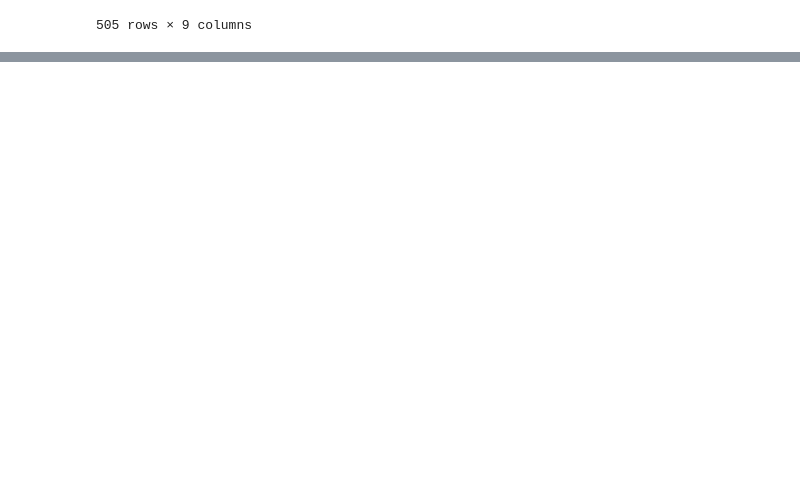
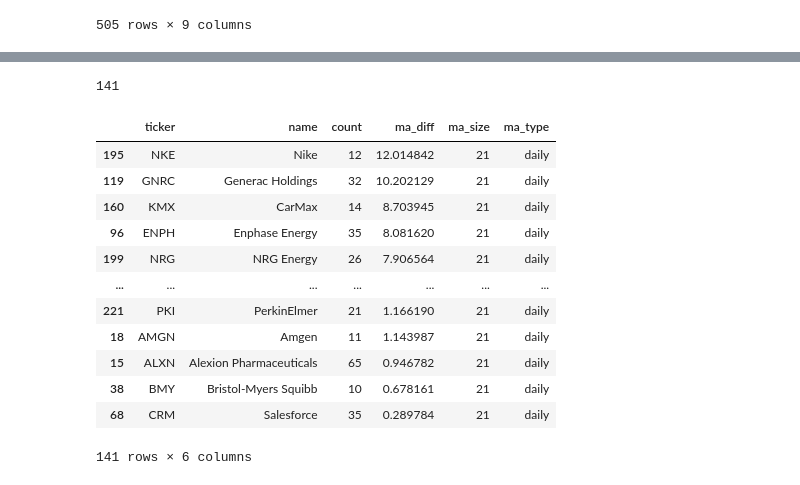
Before and after one commit to 4art/quant, a Jupyter notebook: spx_ma.ipynb, the cells around one changed output, grey strips where cells are left out. Saved outputs shown, nothing was run; the diff lists cells and outputs as text; code cells hidden in the pictures; blank space fills up the shorter version.

```diff
--- a/spx_ma.ipynb
+++ b/spx_ma.ipynb
@@ -3,12 +24,22 @@
 # %%
 import pandas as pd
-from pandas_datareader import data as web
-import datetime
+from pandas import DataFrame
+import json
+from pandas_datareader import data as pdr
+import yfinance as yf
+import numpy as np
+import matplotlib.pyplot as plt
+import datetime as dt
 
+yf.pdr_override()
 # no need for requests or BeautifulSoup use read_html
 df = pd.read_html('https://en.wikipedia.org/wiki/List_of_S%26P_500_companies')[0]
 # convert symbol column to list
-tickers = df['Symbol'].values.tolist()
+def get_company_name(s):
+    infos = df.loc[df['Symbol'] == s]
+    tickers = df['Symbol'].values.tolist()
+    return infos.iloc[0]["Security"]
+
 df
 # %% [output]
 |  | Symbol | Security | SEC filings | GICS Sector | GICS Sub-Industry | Headquarters Location | ... |
@@ -37,27 +79,43 @@ RemoteDataError: No data fetched using 'YahooDailyReader'
 # %%
 ma = data.rolling(window=ma_count).mean()
 ma_pers = data.div(ma).mul(100).sub(100)
 #ma_pers.iloc[[-1]]
 ma_pers_r=ma_pers.iloc[::-1]
 d = {}
 df_prep = []
 for col_name in ma_pers_r.columns:
     d[col_name]=0
     ma_last = None
     for index, row in ma_pers_r.iterrows():
         if row[col_name] > 0:
             d[col_name] += 1
             if ma_last == None:
                 ma_last=row[col_name]
         else:
             if d[col_name] != 0:
-               df_prep.append([col_name, d[col_name], ma_last, ma_count, "daily"])
+               company = get_company_name(col_name)
+               df_prep.append([col_name, company, d[col_name], ma_last, ma_count, "daily"])
             break
-df = DataFrame(df_prep,columns=['name','count', 'ma_diff', 'ma_size', 'ma_type']).sort_values(by=['ma_diff', 'count'], ascending=False)
+df = DataFrame(df_prep,columns=['ticker', 'name', 'count', 'ma_diff', 'ma_size', 'ma_type']).sort_values(by=['ma_diff', 'count'], ascending=False)
 print(df['count'][df['count'] >= 10].size)
 lead_comps_df = df[df['count'] >= 10]
-lead_comps = lead_comps_df['name'].values.tolist()
+lead_comps = lead_comps_df['ticker'].values.tolist()
 lead_comps_df
+# %% [output]
+141
+|  | ticker | name | count | ma_diff | ma_size | ma_type |
+| 195 | NKE | Nike | 12 | 12.014842 | 21 | daily |
+| 119 | GNRC | Generac Holdings | 32 | 10.202129 | 21 | daily |
+| 160 | KMX | CarMax | 14 | 8.703945 | 21 | daily |
+| 96 | ENPH | Enphase Energy | 35 | 8.081620 | 21 | daily |
+| 199 | NRG | NRG Energy | 26 | 7.906564 | 21 | daily |
+| ... | ... | ... | ... | ... | ... | ... |
+| 221 | PKI | PerkinElmer | 21 | 1.166190 | 21 | daily |
+| 18 | AMGN | Amgen | 11 | 1.143987 | 21 | daily |
+| 15 | ALXN | Alexion Pharmaceuticals | 65 | 0.946782 | 21 | daily |
+| 38 | BMY | Bristol-Myers Squibb | 10 | 0.678161 | 21 | daily |
+| 68 | CRM | Salesforce | 35 | 0.289784 | 21 | daily |
+141 rows × 6 columns
 # %%
 for quote in lead_comps:
     fig, ax = plt.subplots(figsize=(20, 10))
```
Also changed, not shown: parts of 3 cells of this notebook, 2 other files.
